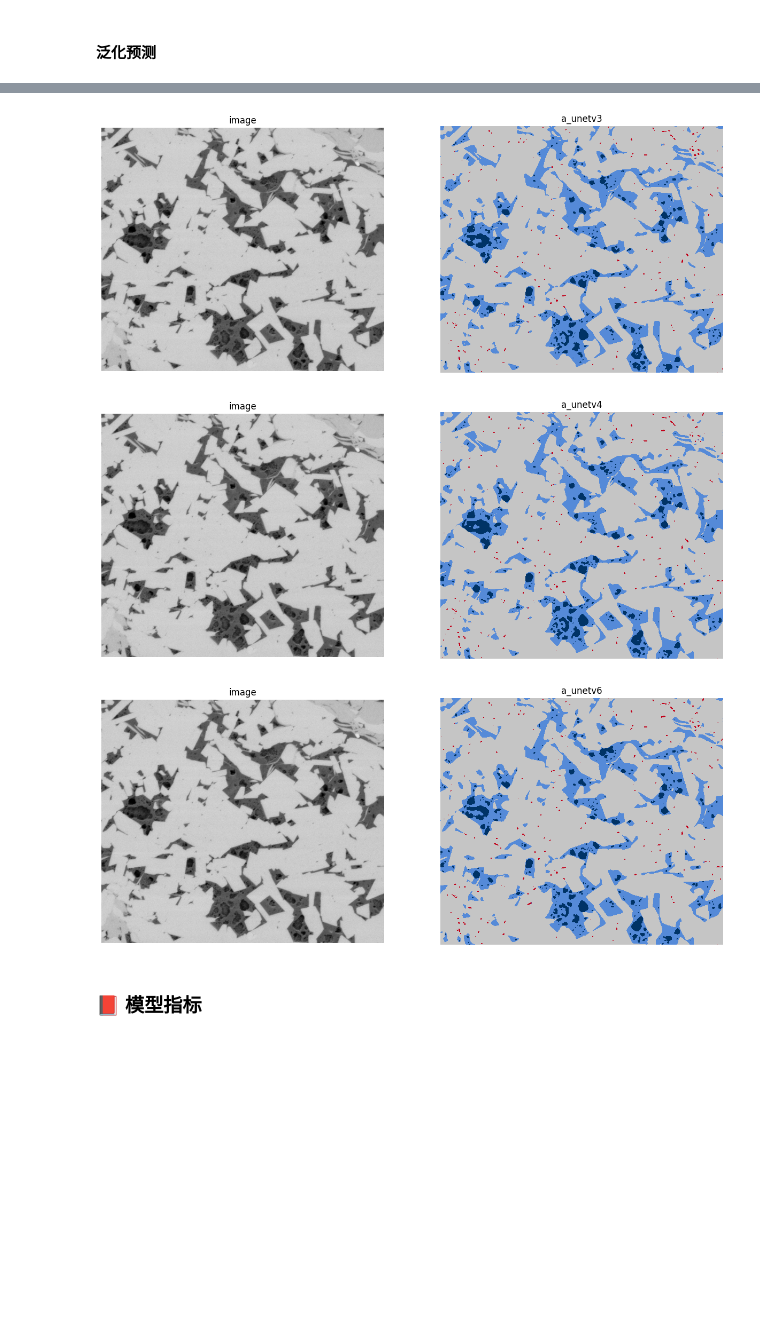
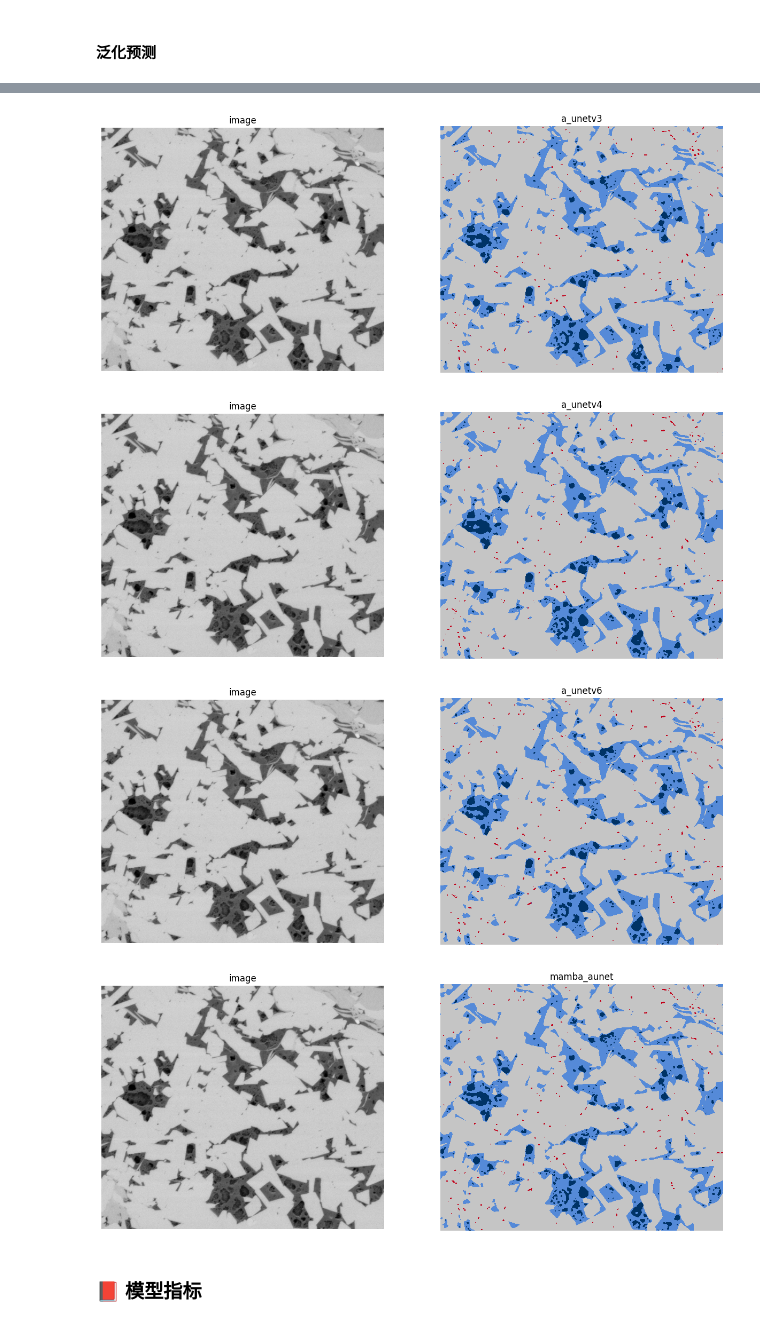
Before and after one commit to Runner-xc/Unet, a Jupyter notebook: visualization.ipynb, the cells around one changed output, grey strips where cells are left out. Saved outputs shown, nothing was run; the diff lists cells and outputs as text; code cells hidden in the pictures; blank space fills up the shorter version.

```diff
--- a/visualization.ipynb
+++ b/visualization.ipynb
@@ -255,33 +261,35 @@ from matplotlib.colors import ListedColormap
 colors = ["#c5c5c5", "#558ad8", "#003366", "#c30019"]
 cmap = ListedColormap(colors)
 pred_path = "/mnt/e/VScode/WS-Hub/WS-UNet/UNet/GL_Test"
 img = "/mnt/e/VScode/WS-Hub/WS-UNet/UNet/Image1 - 027.jpeg"
 models = [
     # "unet",
     "a_unetv2",
     "a_unetv3",
     "a_unetv4",
     "a_unetv6",
+    'mamba_aunet',
     # "m_unet",
     # "ma_unet",
     # "rdam_unet",
     # "aicunet",
     # "dcunet",
 ]
 for i, name in enumerate(models):
     pred = name + "_test" + ".png"
     path = os.path.join(pred_path, pred)
     image = cv2.imread(img, cv2.IMREAD_GRAYSCALE)
     pred = cv2.imread(path, 0)
     plt.figure(figsize=(15,8))
     plt.subplot(1,2,1), plt.imshow(image, cmap='gray'), plt.axis('off'), plt.title('image')
     plt.subplot(1,2,2), plt.imshow(pred, cmap=cmap, interpolation='nearest'), plt.axis('off'), plt.title(name)
     plt.show()
 # %% [output]
 [figure]
 [figure]
 [figure]
 [figure]
+[figure, added]
 # %% [markdown]
 ### 📕 模型指标
 # %% [markdown]
```
Also changed, not shown: parts of 3 cells of this notebook, 3 other files.
